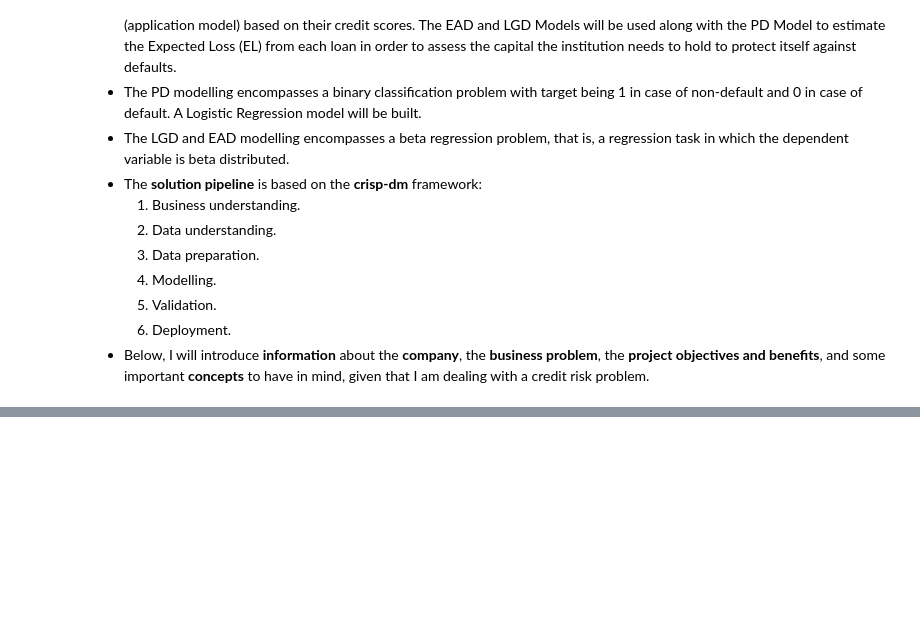
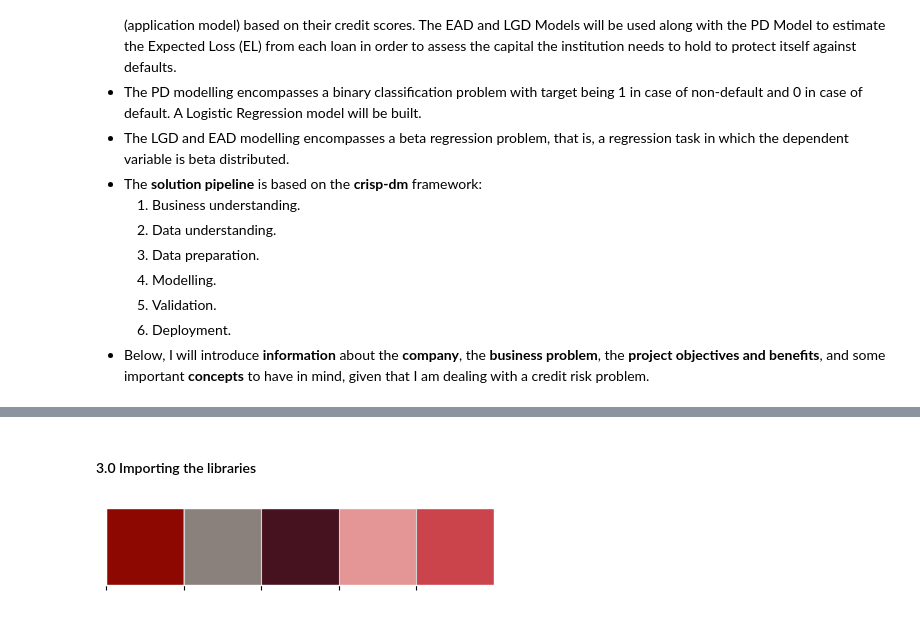
Before and after one commit to allmeidaapedro/Lending-Club-Credit-Scoring, a Jupyter notebook: notebooks/3_pd_modeling.ipynb, the cells around one changed output, grey strips where cells are left out. Drawn from its saved outputs; the diff is of its cells as text; code cells hidden in the pictures; blank space fills up the shorter version.

```diff
--- a/notebooks/3_pd_modeling.ipynb
+++ b/notebooks/3_pd_modeling.ipynb
@@ -37,3 +37,41 @@
 - **"Return on Investment (ROI)"** is a key measure of loan profitability. Balancing ROI with risk is vital for effective credit policy management. While higher-risk loans may offer more significant potential returns, they also come with a higher chance of default.
 
 In **this notebook**, I intend to **construct the Probability of Default (PD) model**, assigning **credit scores** to the applicants, encompassing steps 3, 4, and 5 of the CRISP-DM framework. To achieve this, the insights found in exploratory data analysis (EDA) and the details about how the preprocessing will be done will be employed here. **We will preprocess our data, construct the PD model, and evaluate it.** Furthermore, the rationale behind each decision is detailed below.
+# %% [markdown]
+#### 3.0 Importing the libraries
+# %%
+# Data manipulation and visualization.
+import pandas as pd
+import numpy as np
+import matplotlib as mpl
+import matplotlib.pyplot as plt
+import seaborn as sns
+
+# Utils.
+from src.eda_utils import *
+
+# Display options.
+pd.set_option('display.max_rows', None)
+pd.set_option('display.max_info_rows', 100)
+pd.set_option('display.max_columns', None)
+pd.set_option('display.width', 1000)
+
+# Filter warnings.
+import warnings
+warnings.filterwarnings('ignore')
+
+# Visualization Settings
+mpl.style.use('ggplot')
+mpl.rcParams['axes.facecolor']      = 'white'
+mpl.rcParams['grid.color']          = 'lightgray'
+mpl.rcParams['xtick.color']         = 'black'
+mpl.rcParams['ytick.color']         = 'black'
+mpl.rcParams['axes.grid']           = True
+#mpl.rcParams['figure.dpi']          = 150
+
+# Palette Seting
+instyle_palette = ['#8d0801', '#8a817c', '#461220', '#e39695', '#cc444b']
+sns.set_palette(sns.color_palette(instyle_palette))
+sns.palplot(sns.color_palette(instyle_palette))
+# %% [output]
+[figure, added]
```
Also changed, not shown: parts of 32 cells of this notebook, 3 other files.
